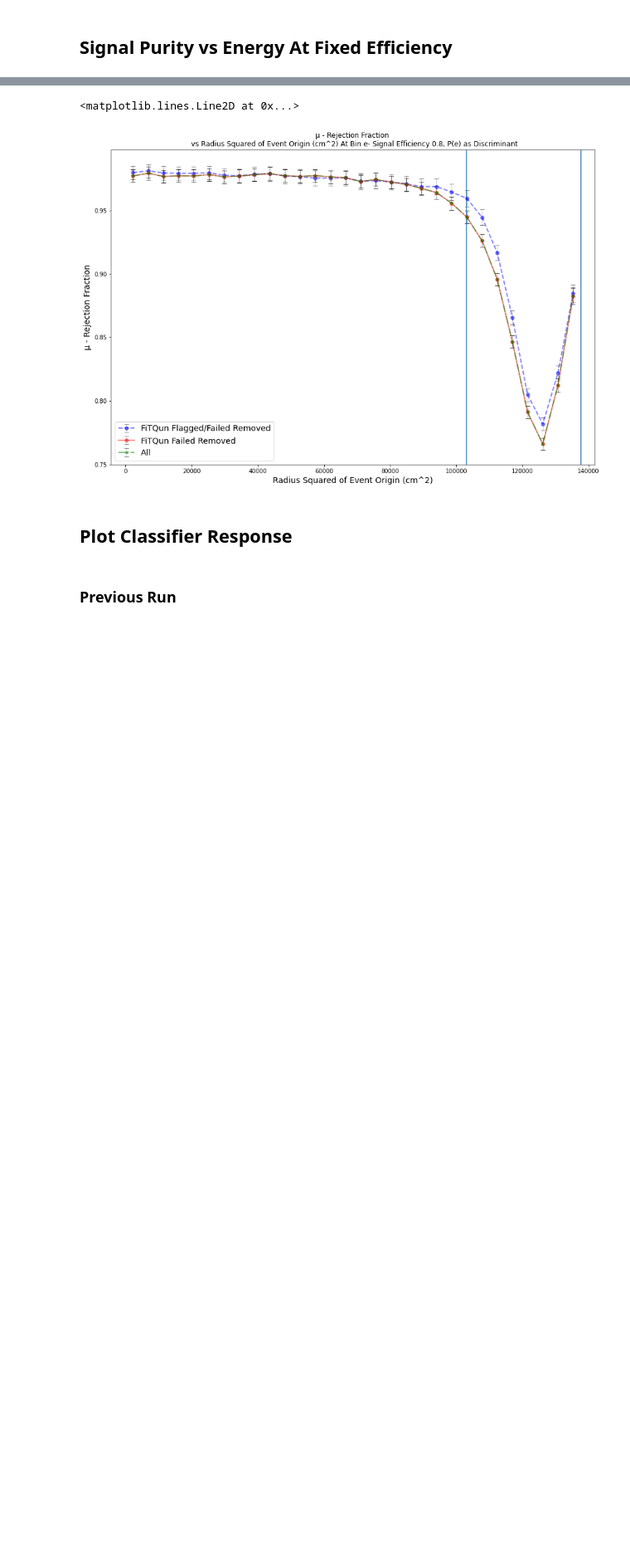
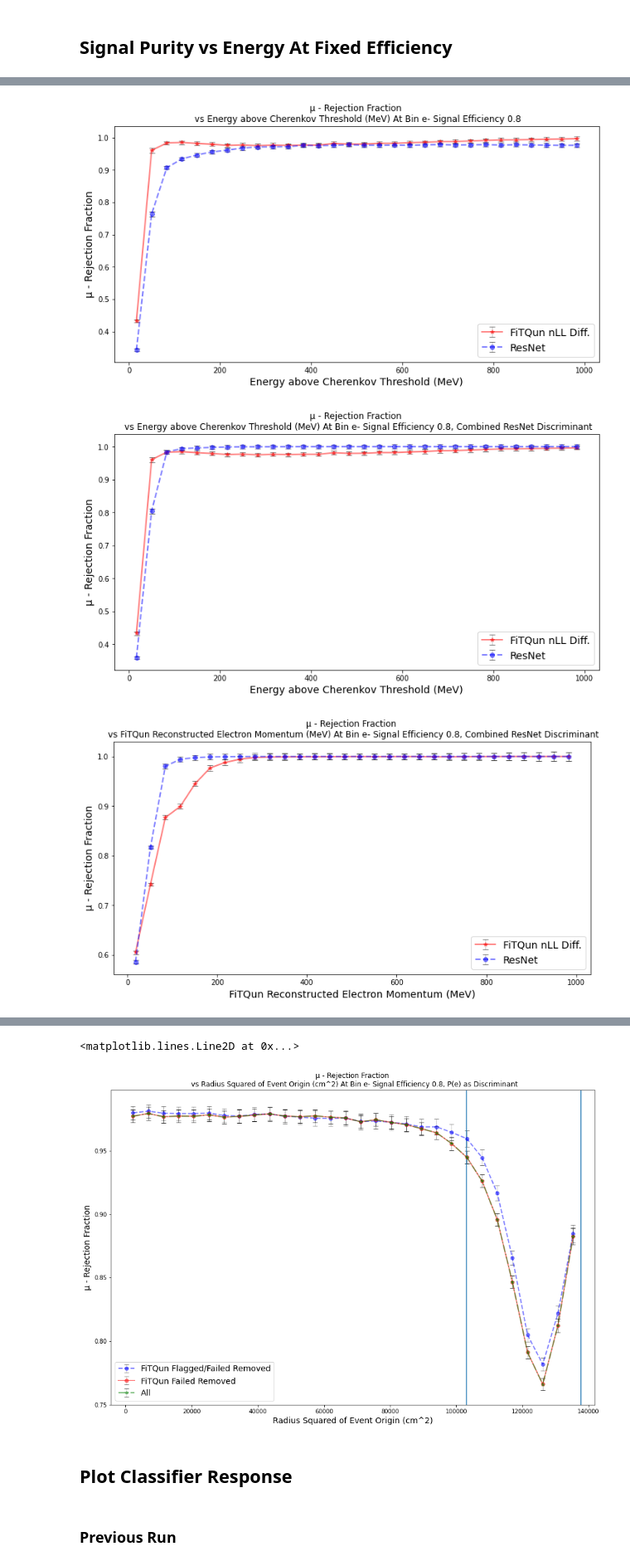
Before and after one commit to WatChMaL/CNN, a Jupyter notebook: Repeating_Classifier_Training/8. Comparing Additional Training and Testing Runs.ipynb, the cells around one changed output, grey strips where cells are left out. Shown at 83% size. Saved outputs shown, nothing was run; the diff lists cells and outputs as text; code cells hidden in the pictures; blank space fills up the shorter version.

```diff
--- a/Repeating_Classifier_Training/8. Comparing Additional Training and Testing Runs.ipynb
+++ b/Repeating_Classifier_Training/8. Comparing Additional Training and Testing Runs.ipynb
@@ -237,6 +246,7 @@ fq_filename_original = (f_gamma['filename'],f_e['filename'],f_mu['filename'])
 fq_eventids_original = ( f_gamma['eventid'],f_e['eventid'], f_mu['eventid'])
 fq_flag_original = (f_gamma['flag'] ,f_e['flag'],f_mu['flag'])
 fq_nll_original = (f_gamma['nLL'],f_e['nLL'],f_mu['nLL'])
+fq_mom_original = (f_gamma['momentum'],f_e['momentum'],f_mu['momentum'])
 
 n_events = int(reduce(lambda x,y : x+y, list(map(lambda x : x.shape[0],fq_filename_original))))
 
@@ -244,6 +254,7 @@ fq_rootfiles = np.empty(n_events,dtype=object)
 fq_eventids = np.zeros(n_events)
 fq_flag = np.empty((n_events,2))
 fq_nll = np.empty((n_events,2))
+fq_mom = np.empty((n_events, 2))
 
 fq_mapping_indices = np.load(os.path.join(npz_path,'fq_mapping_idxs.npz'),allow_pickle=True)['arr_0']
 
@@ -270,6 +281,7 @@ for i,ptype in enumerate(sfiltered_labels):
     fq_eventids[i] = fq_eventids_original[ptype][fq_mapping_indices[i]]
     fq_flag[i] = fq_flag_original[ptype][fq_mapping_indices[i]]
     fq_nll[i] = fq_nll_original[ptype][fq_mapping_indices[i]]
+    fq_mom[i] = fq_mom_original[ptype][fq_mapping_indices[i]]
     pbar.update(i)
 fq_scores = np.zeros((fq_nll.shape[0],3))
 fq_scores[:,0] = fq_nll[:,1] - fq_nll[:,0]
@@ -299,4 +311,5 @@ fq_flag = np.delete(fq_flag, flagged_idxs,0)
 fq_nll = np.delete(fq_nll, flagged_idxs,0)
 fq_scores = np.delete(fq_scores, flagged_idxs,0)
 fq_labels = np.delete(fq_labels, flagged_idxs)
+fq_mom = np.delete(fq_mom, flagged_idxs, 0)
 # %% [output]
@@ -459,0 +323,28 @@ plt.axvline(x=321**2)
+# %%
+##Binning in Energy
+scores = [fq_scores, test_output[2]['filtered_softmaxes'], fq_scores, collapsed_sm, fq_scores, collapsed_sm, fq_scores, test_output[2]['filtered_softmaxes']]
+labels = [fq_labels for _ in range(len(scores))]
+binning_features = [shifted_energies,shifted_energies,np.clip(fq_mom[:,0], 0, 1000),shifted_energies]
+feature_labels = ['Energy above Cherenkov Threshold (MeV)', 'Energy above Cherenkov Threshold (MeV)','FiTQun Reconstructed Electron Momentum (MeV)','Energy above Cherenkov Threshold (MeV)']
+title_notes = ['',', Combined ResNet Discriminant',', Combined ResNet Discriminant','']
+pos_labels = ['e','e','e','gamma']
+neg_labels = ['mu','mu','mu','e']
+img_names=['rejection_vs_e.pdf','rejection_vs_e_combined_disc.pdf', 'rejection_vs_recon_e_combined_disc.pdf', 'e_gamma_rejection_vs_e.pdf']
+for i in range(len(pos_labels)):
+    fig, ax = plt.subplots(figsize=(12,6))
+    plot_binned_performance(scores[2*i],
+            labels[2*i],
+            binning_features[i],
+            feature_labels[i],
+            0.8, 30, softmax_index_dict, pos_labels[i],neg_labels[i],metric='rejection',marker='*-',color='r',ax=ax )
+    plot_binned_performance(scores[2*i+1],
+            labels[2*i+1],
+            binning_features[i],
+            feature_labels[i],
+            0.8, 30, softmax_index_dict, pos_labels[i],neg_labels[i],metric='rejection',marker='o--',color='b',ax=ax,title_note=title_notes[i] )
+    ax.legend(['FiTQun nLL Diff.','ResNet'],fontsize=14)
+    plt.savefig(os.path.join(os.getcwd(),'plot_images',img_names[i]))
+# %% [output]
+[figure, added]
+[figure, added]
+[figure, added]
```
Also changed, not shown: parts of 25 cells of this notebook, 29 other files.
